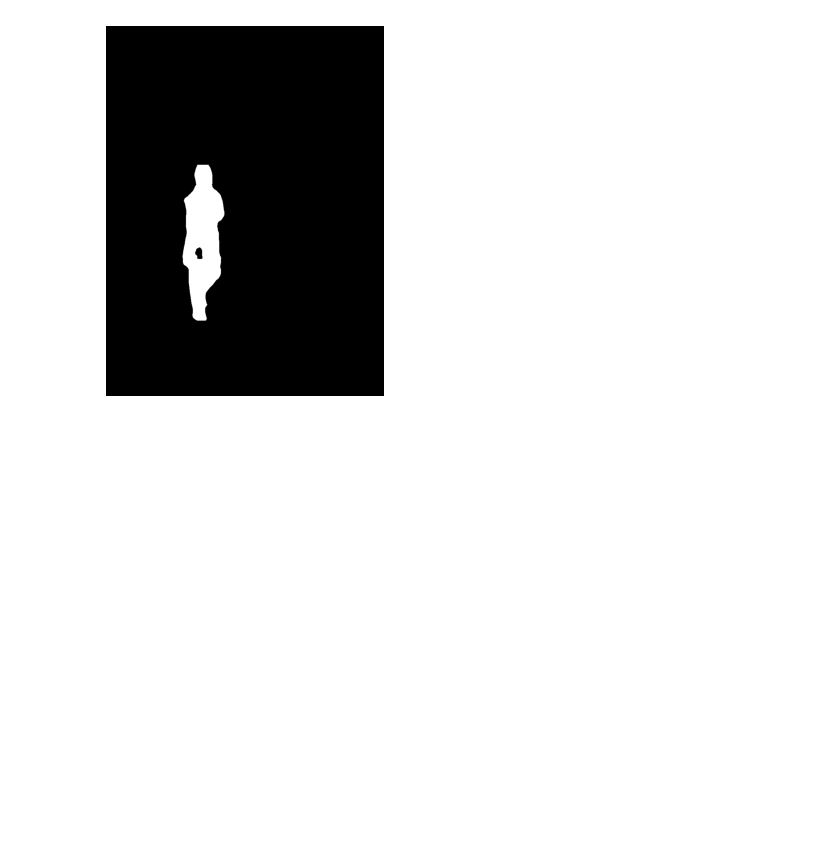
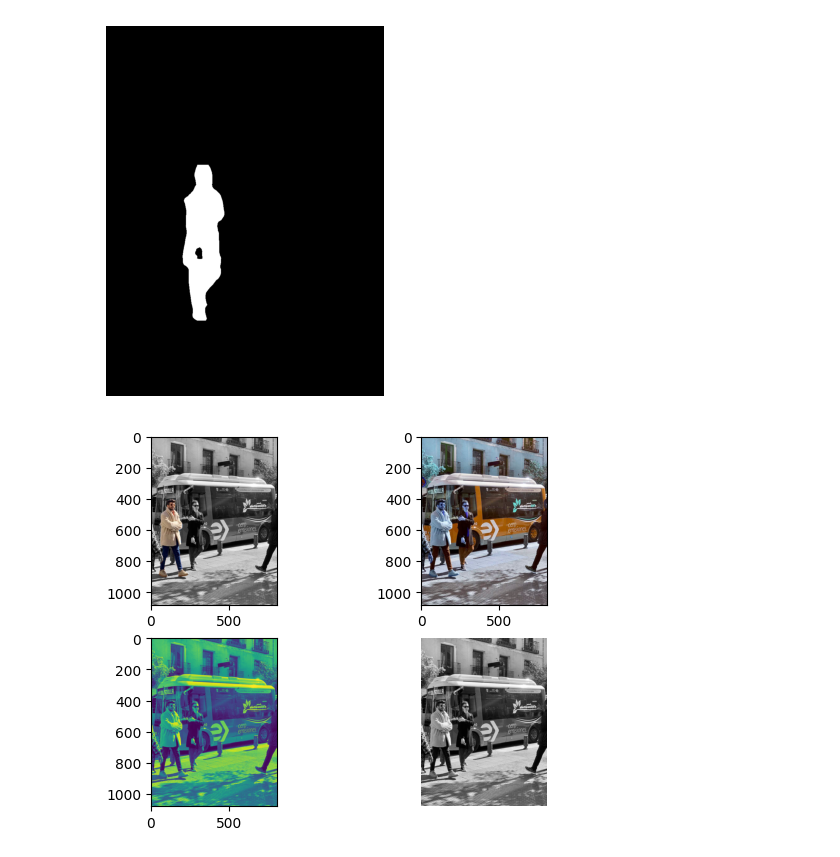
Before and after one commit to AR384/python_server, a Jupyter notebook: mini_project/traing.ipynb, the cells around one changed output. Saved outputs shown, nothing was run; the diff lists cells and outputs as text; code cells hidden in the pictures; blank space fills up the shorter version.

```diff
--- a/mini_project/traing.ipynb
+++ b/mini_project/traing.ipynb
@@ -117,3 +138,41 @@ else:
 	print("No masks found in results.")
 # %% [output]
 [figure]
+# %%
+# 이미지 다운로드 및 디코딩
+img_path = "https://ultralytics.com/images/bus.jpg"
+response = requests.get(img_path)
+image_array = np.asarray(bytearray(response.content), dtype=np.uint8)
+image = cv2.imdecode(image_array, cv2.IMREAD_COLOR)
+
+# 마스크 가져오기
+mask = results[0].masks.data[2].cpu().numpy()
+mask = (mask * 255).astype(np.uint8)
+
+# 원본을 흑백(그레이스케일)으로 변환
+gray_image = cv2.cvtColor(image, cv2.COLOR_BGR2GRAY)
+
+# 흑백 이미지를 다시 3채널로 변환 (컬러 유지 가능하도록)
+gray_image_3ch = cv2.cvtColor(gray_image, cv2.COLOR_GRAY2BGR)
+
+# 마스크 적용: 마스크 부분은 원본 컬러, 나머지는 흑백
+masked_image = np.where(mask[:, :, None] > 0, image, gray_image_3ch)
+
+# RGB 변환 및 출력
+img = cv2.cvtColor(masked_image, cv2.COLOR_BGR2RGB)
+plt.subplot(221)
+plt.imshow(img)
+
+plt.subplot(222)
+plt.imshow(image)
+
+plt.subplot(223)
+plt.imshow(gray_image)
+
+plt.subplot(224)
+plt.imshow(gray_image_3ch)
+
+plt.axis("off")
+plt.show()
+# %% [output]
+[figure, added]
```
Also changed, not shown: parts of 3 cells of this notebook, 5 other files.
